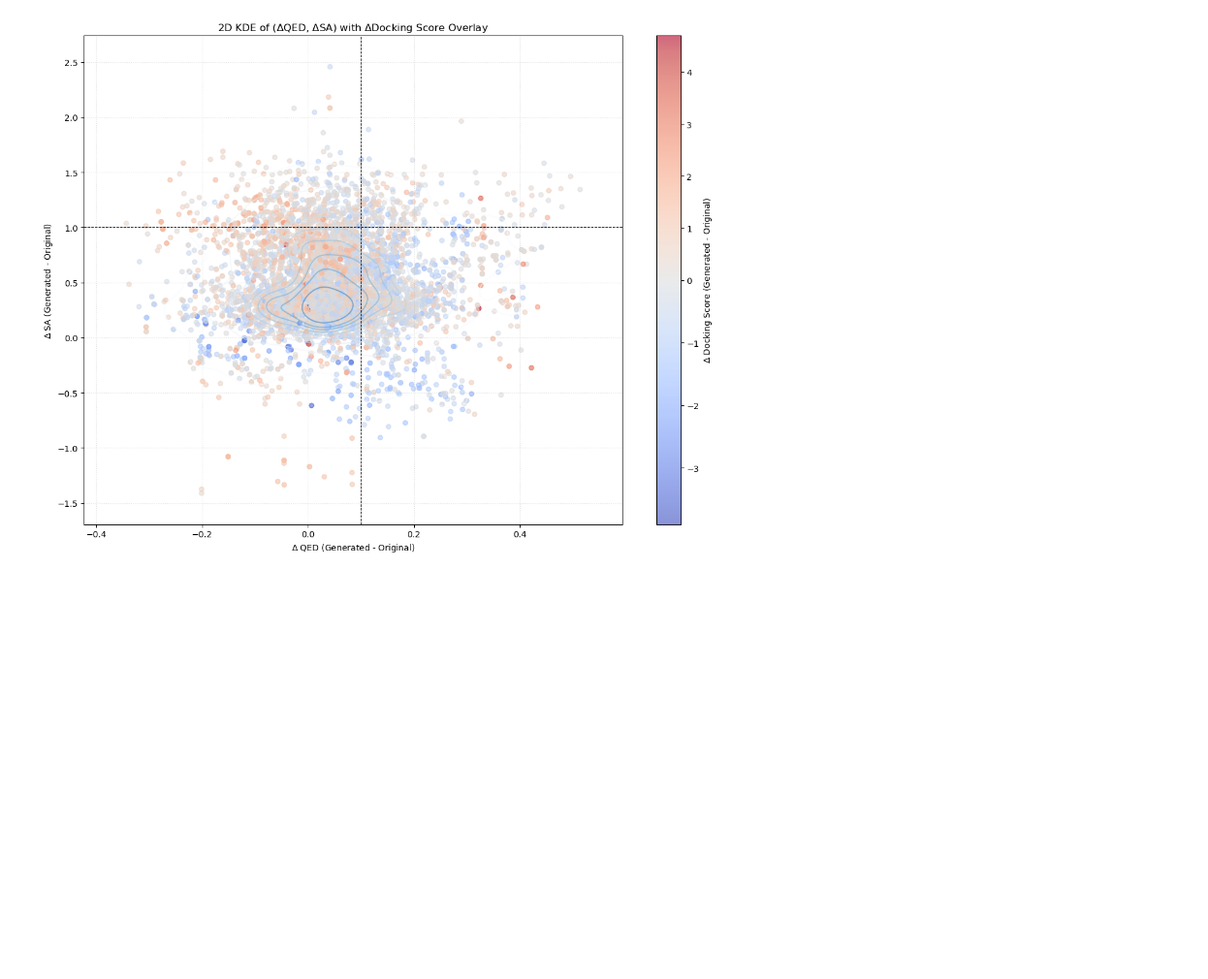
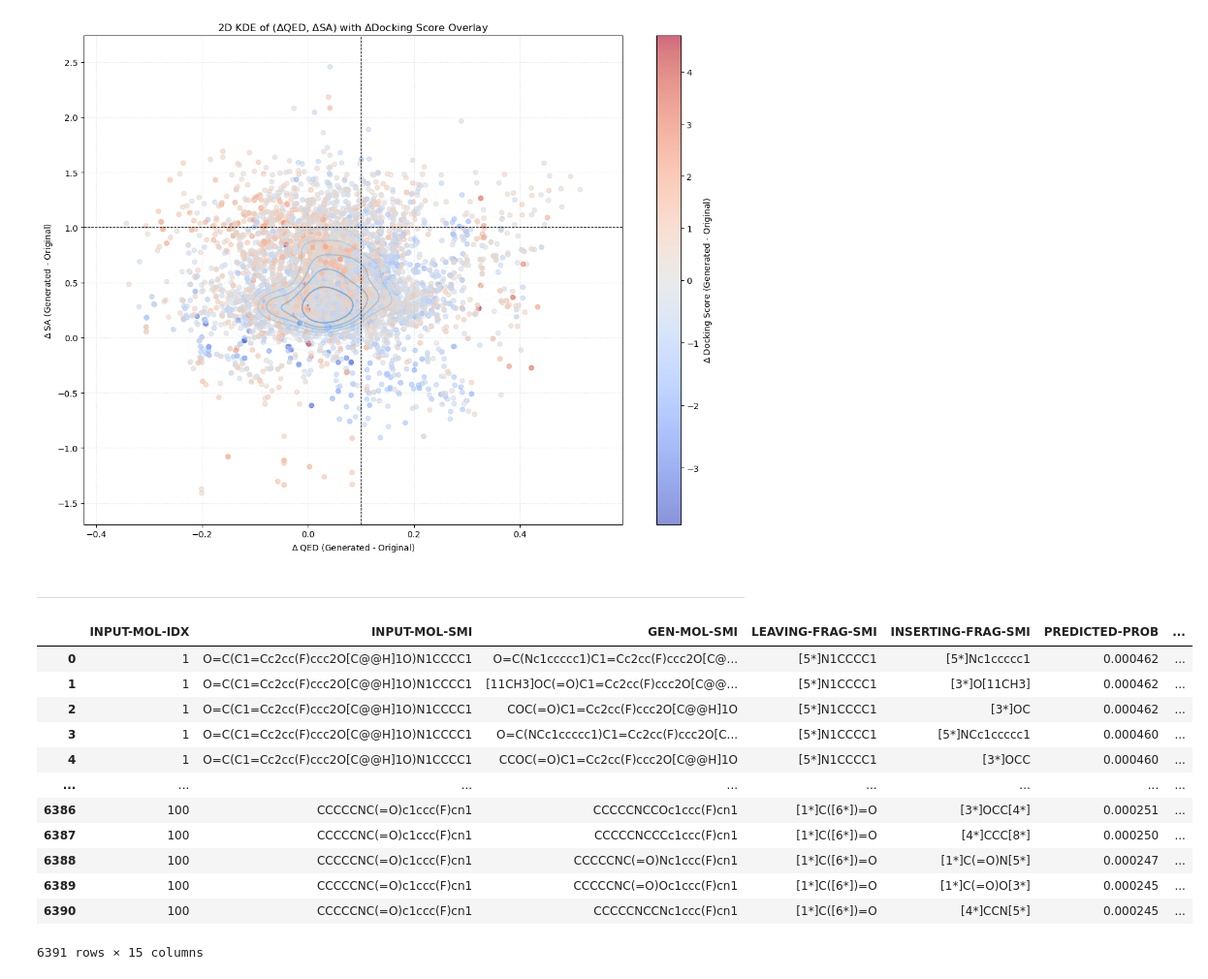
Before and after one commit to Hwoo-Kim/DeepBioisostere, a Jupyter notebook: exps/fig5_new_case_study/analyze_result.ipynb, the cells around one changed output. Shown at 97% size. Drawn from its saved outputs; the diff is of its cells as text; code cells hidden in the pictures; blank space fills up the shorter version.

```diff
--- a/exps/fig5_new_case_study/analyze_result.ipynb
+++ b/exps/fig5_new_case_study/analyze_result.ipynb
@@ -490,3 +490,29 @@ else:
 3  O=C(C1=Cc2cc(F)ccc2O[C@@H]1O)N1CCCC1         O=C(C1=Cc2cc(F)ccc2O[C@@H]1O)N1CCOC1CF   0.051202  0.914397          0.3
 4  O=C(C1=Cc2cc(F)ccc2O[C@@H]1O)N1CCCC1  N#C[C@@H]1CCCCN1C(=O)C1=Cc2cc(F)ccc2O[C@@H]1O   0.022725  0.554886          0.8
 [figure]
+# %% [markdown]
+---
+# %%
+MODEL_NAME = "pocket2mol"
+TARGET_IDX = 96
+QED = "0.10"
+SA = "-1.0"
+
+PROJECT_DIR = "/home/mseok/work/DL/DeepBioisostere/Resubmission_DeepBioisostere"
+DOCKING_RESULT_PATH = f"{PROJECT_DIR}/exps/fig5_new_case_study/20250522/docking_gpu_results/summary_{MODEL_NAME}_{TARGET_IDX}_{QED}_{SA}.csv"
+docking_scores_df = pd.read_csv(DOCKING_RESULT_PATH, low_memory=False)
+docking_scores_df
+# %% [output]
+|  | INPUT-MOL-IDX | INPUT-MOL-SMI | GEN-MOL-SMI | LEAVING-FRAG-SMI | INSERTING-FRAG-SMI | PREDICTED-PROB | ... |
+| 0 | 1 | O=C(C1=Cc2cc(F)ccc2O[C@@H]1O)N1CCCC1 | O=C(Nc1ccccc1)C1=Cc2cc(F)ccc2O[C@... | [5*]N1CCCC1 | [5*]Nc1ccccc1 | 0.000462 | ... |
+| 1 | 1 | O=C(C1=Cc2cc(F)ccc2O[C@@H]1O)N1CCCC1 | [11CH3]OC(=O)C1=Cc2cc(F)ccc2O[C@@... | [5*]N1CCCC1 | [3*]O[11CH3] | 0.000462 | ... |
+| 2 | 1 | O=C(C1=Cc2cc(F)ccc2O[C@@H]1O)N1CCCC1 | COC(=O)C1=Cc2cc(F)ccc2O[C@@H]1O | [5*]N1CCCC1 | [3*]OC | 0.000462 | ... |
+| 3 | 1 | O=C(C1=Cc2cc(F)ccc2O[C@@H]1O)N1CCCC1 | O=C(NCc1ccccc1)C1=Cc2cc(F)ccc2O[C... | [5*]N1CCCC1 | [5*]NCc1ccccc1 | 0.000460 | ... |
+| 4 | 1 | O=C(C1=Cc2cc(F)ccc2O[C@@H]1O)N1CCCC1 | CCOC(=O)C1=Cc2cc(F)ccc2O[C@@H]1O | [5*]N1CCCC1 | [3*]OCC | 0.000460 | ... |
+| ... | ... | ... | ... | ... | ... | ... | ... |
+| 6386 | 100 | CCCCCNC(=O)c1ccc(F)cn1 | CCCCCNCCOc1ccc(F)cn1 | [1*]C([6*])=O | [3*]OCC[4*] | 0.000251 | ... |
+| 6387 | 100 | CCCCCNC(=O)c1ccc(F)cn1 | CCCCCNCCCc1ccc(F)cn1 | [1*]C([6*])=O | [4*]CCC[8*] | 0.000250 | ... |
+| 6388 | 100 | CCCCCNC(=O)c1ccc(F)cn1 | CCCCCNC(=O)Nc1ccc(F)cn1 | [1*]C([6*])=O | [1*]C(=O)N[5*] | 0.000247 | ... |
+| 6389 | 100 | CCCCCNC(=O)c1ccc(F)cn1 | CCCCCNC(=O)Oc1ccc(F)cn1 | [1*]C([6*])=O | [1*]C(=O)O[3*] | 0.000245 | ... |
+| 6390 | 100 | CCCCCNC(=O)c1ccc(F)cn1 | CCCCCNCCNc1ccc(F)cn1 | [1*]C([6*])=O | [4*]CCN[5*] | 0.000245 | ... |
+6391 rows × 15 columns
```
Also changed, not shown: parts of 2 cells of this notebook, 5 other files.
